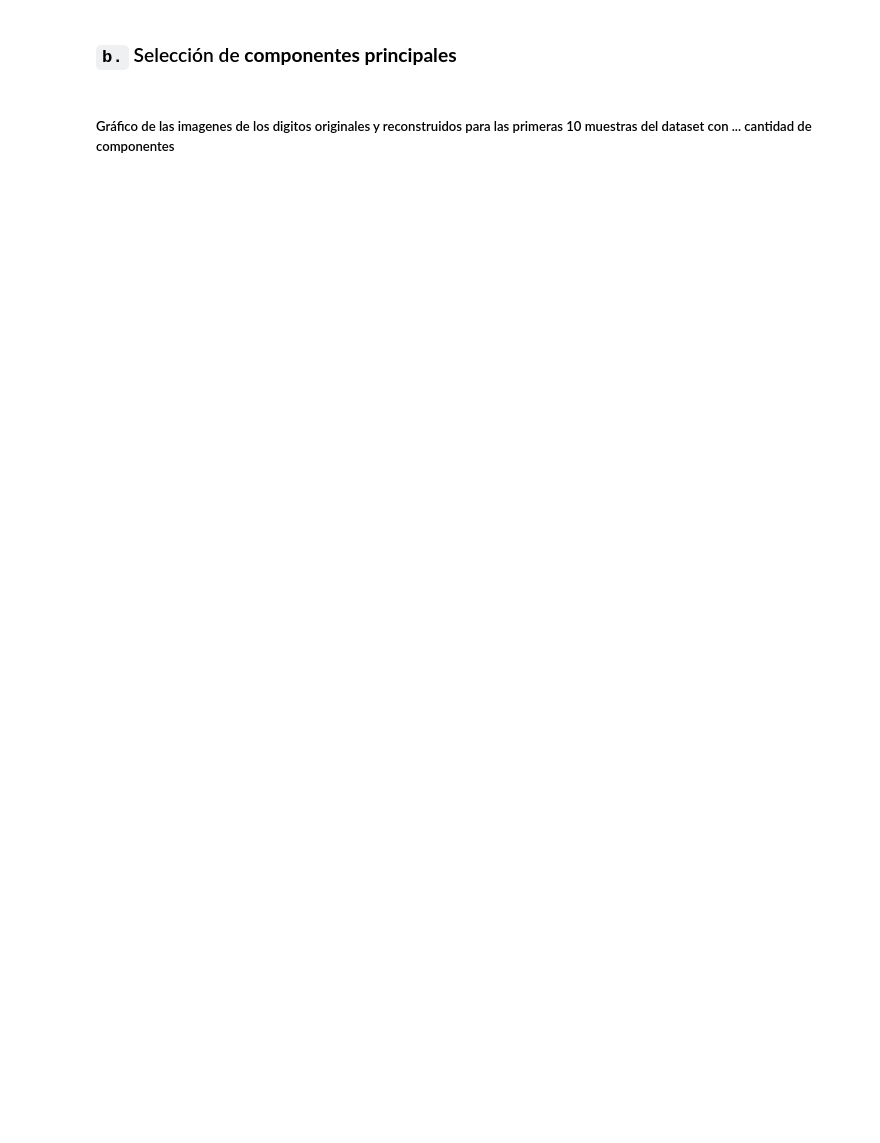
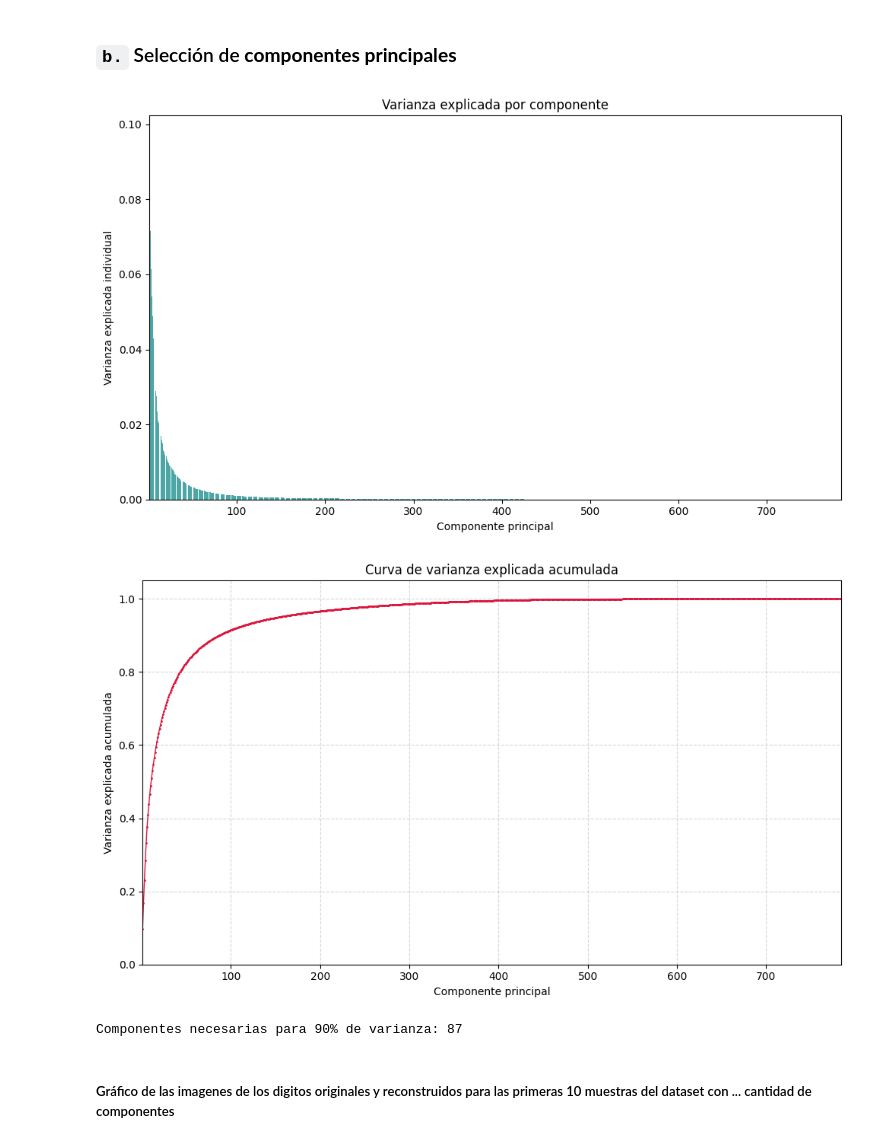
Before and after one commit to anatissera/Machine-Learning-Deep-Learning, a Jupyter notebook: Tissera_AnaPaula_TP4/Tissera_AnaPaula_Notebook_TP4.ipynb, the cells around one changed output. Saved outputs shown, nothing was run; the diff lists cells and outputs as text; code cells hidden in the pictures; blank space fills up the shorter version.

```diff
--- a/Tissera_AnaPaula_TP4/Tissera_AnaPaula_Notebook_TP4.ipynb
+++ b/Tissera_AnaPaula_TP4/Tissera_AnaPaula_Notebook_TP4.ipynb
@@ -395,4 +396,21 @@ MNIST_df.sample(5, random_state=SEED)
 # %% [markdown]
 ### `b.` Selección de **componentes principales**
+# %%
+pca_full = PCA(n_components=X.shape[1]).fit(X)
+# %%
+pca_full.plot_explained_variance()
+# %% [output]
+[figure, added]
+[figure, added]
+# %%
+# --- 3) Elegir k según varianza acumulada (ej. 90%) ---
+# recalculamos eigenvalores y varianza acumulada
+eigvals = (pca_full.S_ ** 2) / (X.shape[0] - 1)
+cum_var = cp.cumsum(eigvals / cp.sum(eigvals))
+# encontrar k mínimo con varianza acumulada >= 0.90
+k_90 = int(cp.argmax(cum_var >= 0.90) + 1)
+print(f"Componentes necesarias para 90% de varianza: {k_90}")
+# %% [output]
+Componentes necesarias para 90% de varianza: 87
 # %% [markdown]
 ##### Gráfico de las imagenes de los digitos originales y reconstruidos para las primeras 10 muestras del dataset con ... cantidad de componentes
```
Also changed, not shown: parts of 10 cells of this notebook, 2 other files.
